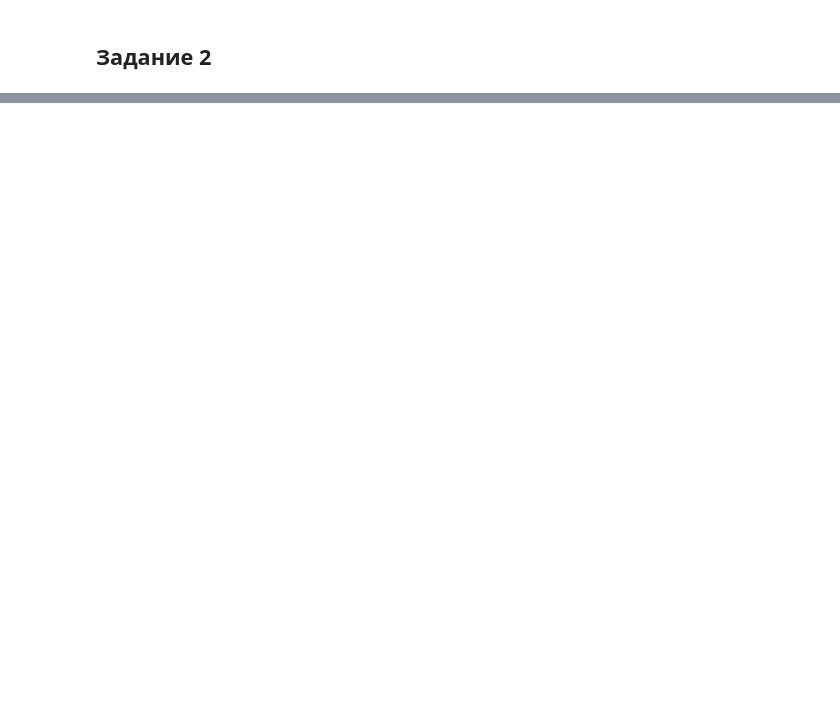
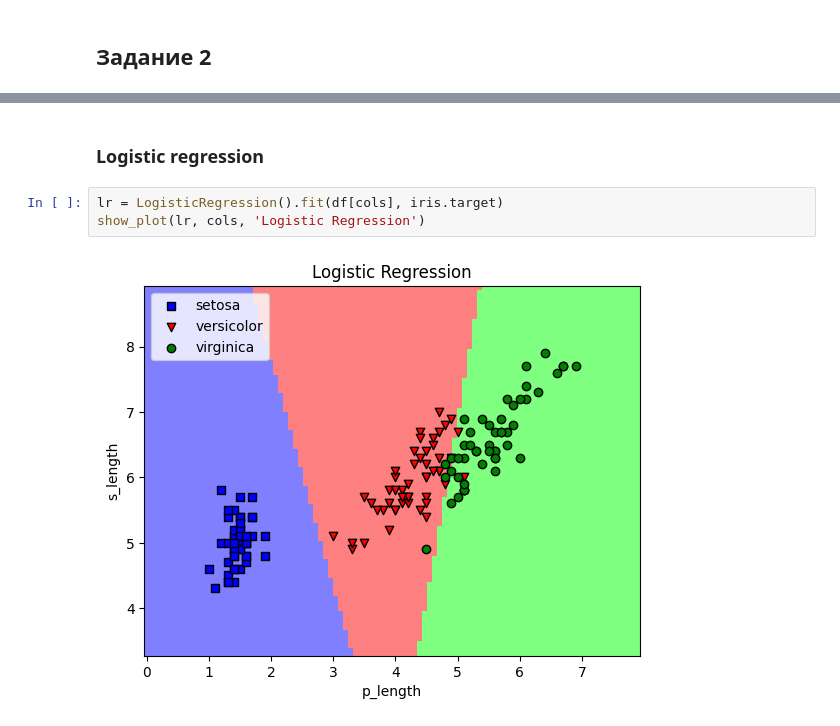
Before and after one commit to HerrPhoton/Theory-of-statistical-solutions, a Jupyter notebook: lab1.ipynb, the cells around one changed output, grey strips where cells are left out. Drawn from its saved outputs; the diff is of its cells as text; blank space fills up the shorter version.

```diff
--- a/lab1.ipynb
+++ b/lab1.ipynb
@@ -66,0 +107,7 @@ draw_pairplot()
+# %% [markdown]
+### Logistic regression
+# %%
+lr = LogisticRegression().fit(df[cols], iris.target)
+show_plot(lr, cols, 'Logistic Regression')
+# %% [output]
+[figure, added]
```
Also changed, not shown: parts of 19 cells of this notebook.
